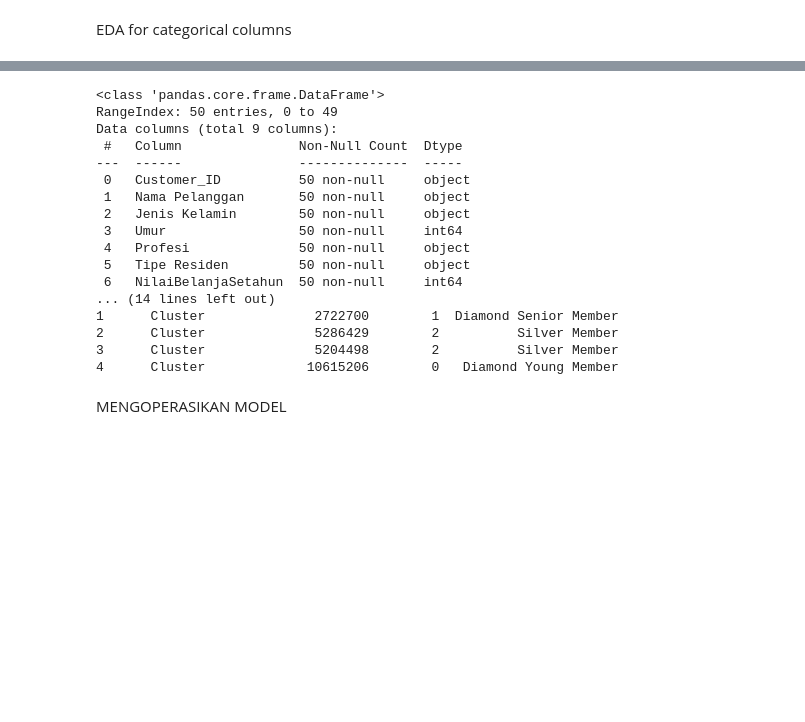
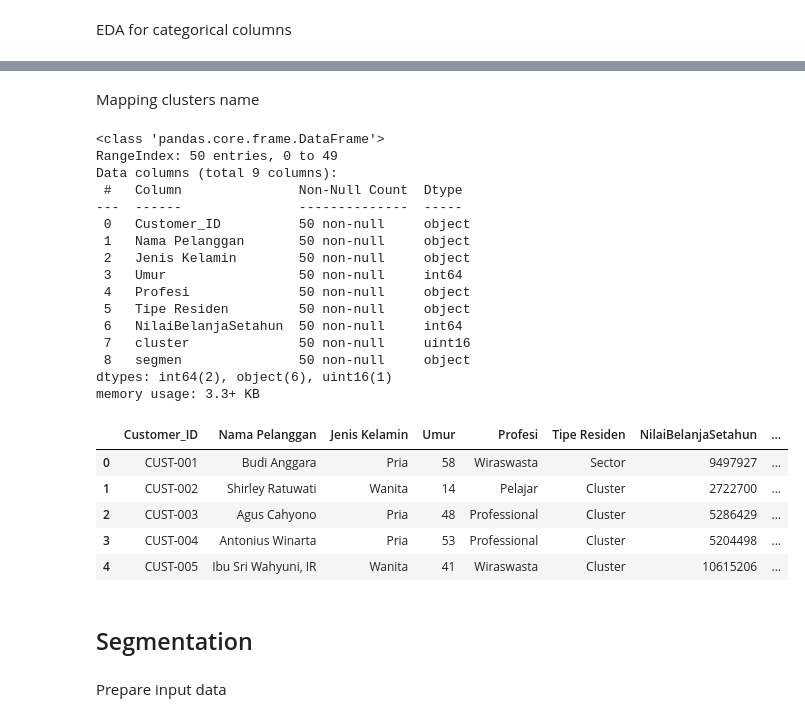
Before and after one commit to asisrianto/customer-segmentation, a Jupyter notebook: Customer_Segmentation.ipynb, the cells around one changed output, grey strips where cells are left out. Cells and saved outputs as stored; diff of their text form; code cells hidden in the pictures; blank space fills up the shorter version.

```diff
--- a/Customer_Segmentation.ipynb
+++ b/Customer_Segmentation.ipynb
@@ -374,35 +292,44 @@ for i in kolom_categorical:
-# %%
-#Menamakan Cluster
-
-# Mapping nama kolom
-df_final['segmen'] = df_final['cluster'].map({
-    0: 'Diamond Young Member',
-    1: 'Diamond Senior Member',
-    2: 'Silver Member',
-    3: 'Gold Young Member',
-    4: 'Gold Senior Member'
-})
-
-print(df_final.info())
-print(df_final.head())
-# %% [output]
-<class 'pandas.core.frame.DataFrame'>
-RangeIndex: 50 entries, 0 to 49
-Data columns (total 9 columns):
- #   Column               Non-Null Count  Dtype
----  ------               --------------  -----
- 0   Customer_ID          50 non-null     object
- 1   Nama Pelanggan       50 non-null     object
- 2   Jenis Kelamin        50 non-null     object
- 3   Umur                 50 non-null     int64
- 4   Profesi              50 non-null     object
- 5   Tipe Residen         50 non-null     object
- 6   NilaiBelanjaSetahun  50 non-null     int64
-... (14 lines left out)
-1      Cluster              2722700        1  Diamond Senior Member
-2      Cluster              5286429        2          Silver Member
-3      Cluster              5204498        2          Silver Member
-4      Cluster             10615206        0   Diamond Young Member
-# %% [markdown]
-MENGOPERASIKAN MODEL
+# %% [markdown]
+Mapping clusters name
+# %%
+clusters =  kproto.predict(df_model, categorical=[0,1,2])
+df_final = df.copy()
+df_final['cluster'] = clusters
+df_final['segmen'] = df_final['cluster'].map({
+    0: 'Diamond Young Member',
+    1: 'Diamond Senior Member',
+    2: 'Silver Member',
+    3: 'Gold Young Member',
+    4: 'Gold Senior Member'
+})
+
+df_final.info()
+df_final.head()
+# %% [output]
+<class 'pandas.core.frame.DataFrame'>
+RangeIndex: 50 entries, 0 to 49
+Data columns (total 9 columns):
+ #   Column               Non-Null Count  Dtype
+---  ------               --------------  -----
+ 0   Customer_ID          50 non-null     object
+ 1   Nama Pelanggan       50 non-null     object
+ 2   Jenis Kelamin        50 non-null     object
+ 3   Umur                 50 non-null     int64
+ 4   Profesi              50 non-null     object
+ 5   Tipe Residen         50 non-null     object
+ 6   NilaiBelanjaSetahun  50 non-null     int64
+ 7   cluster              50 non-null     uint16
+ 8   segmen               50 non-null     object
+dtypes: int64(2), object(6), uint16(1)
+memory usage: 3.3+ KB
+|  | Customer_ID | Nama Pelanggan | Jenis Kelamin | Umur | Profesi | Tipe Residen | NilaiBelanjaSetahun | ... |
+| 0 | CUST-001 | Budi Anggara | Pria | 58 | Wiraswasta | Sector | 9497927 | ... |
+| 1 | CUST-002 | Shirley Ratuwati | Wanita | 14 | Pelajar | Cluster | 2722700 | ... |
+| 2 | CUST-003 | Agus Cahyono | Pria | 48 | Professional | Cluster | 5286429 | ... |
+| 3 | CUST-004 | Antonius Winarta | Pria | 53 | Professional | Cluster | 5204498 | ... |
+| 4 | CUST-005 | Ibu Sri Wahyuni, IR | Wanita | 41 | Wiraswasta | Cluster | 10615206 | ... |
+# %% [markdown]
+## Segmentation
+# %% [markdown]
+Prepare input data
 # %%
```
Also changed, not shown: parts of 33 cells of this notebook, 2 other files.
